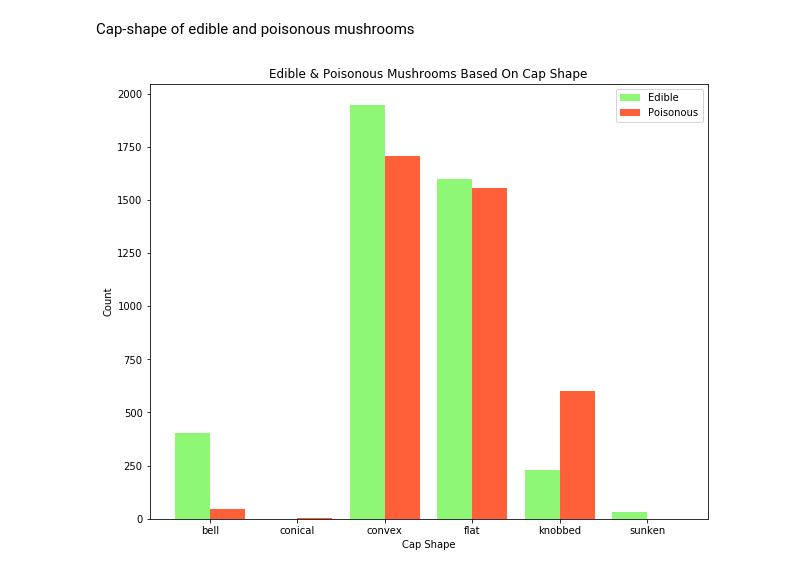
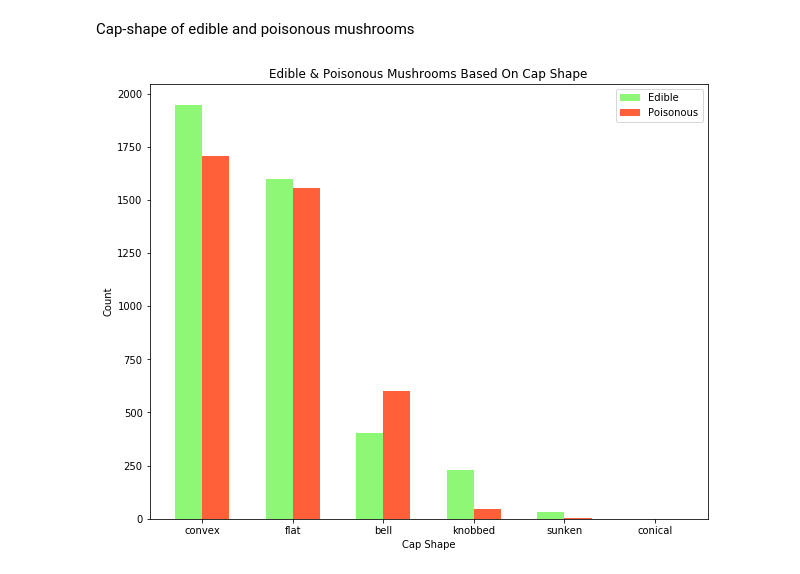
Before and after one commit to yuvrajpandya/ScikitLearn, a Jupyter notebook: KNN/Mushroom Prediction.ipynb, the cells around one changed output. Saved outputs shown, nothing was run; the diff lists cells and outputs as text; code cells hidden in the pictures.

```diff
--- a/KNN/Mushroom Prediction.ipynb
+++ b/KNN/Mushroom Prediction.ipynb
@@ -156,26 +156,24 @@ cap-shape: bell=b,conical=c,convex=x,flat=f, knobbed=k,sunken=s
 def preparebars(feature, labels):
     # feature = 'cap-shape'
     # labels = {'b':'bell', 'f':'flat', 'k':'knobbed', 's':'sunken', 'x':'convex', 'c':'conical'}
-    edible_bars = []
-    poisonous_bars = []
 
     df_feature = df.groupby(by=['class', feature])['cap-surface'].count().reset_index().rename(columns={'cap-surface':'count'})
 
-    edible_feature = df_feature.loc[df_feature['class']=='e',[feature,'count']]
-    poisonous_feature = df_feature.loc[df_feature['class']=='p',[feature,'count']]
+    edible_bars = df_feature.loc[df_feature['class']=='e',[feature,'count']].reset_index(drop=True)
+    poisonous_bars = df_feature.loc[df_feature['class']=='p',[feature,'count']].reset_index(drop=True)
 
     # append missing category's value as 0
     unique_cat = df[feature].unique()
 
     for cat in unique_cat:
-        if cat not in edible_feature[feature].values:
-            edible_bars = edible_feature.append(pd.DataFrame({feature:[cat], 'count': [0]}), ignore_index=True)
+        if cat not in edible_bars[feature].values:
+            edible_bars.loc[edible_bars.shape[0]] = [cat, 0]
 
-        if cat not in poisonous_feature[feature].values:
-            poisonous_bars = poisonous_feature.append(pd.DataFrame({feature:[cat], 'count': [0]}), ignore_index=True)
+        if cat not in poisonous_bars[feature].values:
+            poisonous_bars.loc[poisonous_bars.shape[0]] = [cat,0]
 
     for key,val in labels.items():
         edible_bars.replace(to_replace=key, value=val, inplace=True)
         poisonous_bars.replace(to_replace=key, value=val, inplace=True)
 
-    return edible_bars.sort_values(by=[feature], inplace=False).reset_index(drop=True), poisonous_bars.sort_values(by=[feature], inplace=False).reset_index(drop=True)
+    return edible_bars.sort_values(by=['count'], ascending=False, inplace=False).reset_index(drop=True), poisonous_bars.sort_values(by=['count'], ascending=False, inplace=False).reset_index(drop=True)
@@ -205,31 +182,31 @@ Cap-shape of edible and poisonous mushrooms
 # %%
 # shape
 edible_shape, poisonous_shape = preparebars('cap-shape', {'b':'bell', 'f':'flat', 'k':'knobbed', 's':'sunken', 'x':'convex', 'c':'conical'})
 
 # plot cap-shape and edible/poisonous mushroom
 fig, ax = plt.subplots(figsize=(10,8))
 ax.set_title('Edible & Poisonous Mushrooms Based On Cap Shape')
-width = 0.4
+width = 0.3
 ed_indexes = [x+1 for x in edible_shape.index]
 po_indexes = [x+width for x in ed_indexes]
 
 labels = edible_shape['cap-shape']
 
 # edible mushrooms having different cap-shape
-ax.bar(indexes, edible_shape['count'], width, color='#8ff776')
+ax.bar(ed_indexes, edible_shape['count'], width, color='#8ff776')
 
 # poisonous mushrooms having different cap-shape
 ax.bar(po_indexes, poisonous_shape['count'], width, color='#ff5f39')
 
 # set x & y axis ticks & labels
 ax.set_xticks([x+width/2 for x in ed_indexes])
 ax.set_xticklabels(labels)
 ax.set_xlabel('Cap Shape')
 ax.set_ylabel('Count')
 
 ax.legend(['Edible', 'Poisonous']);
 # %% [output]
-[figure, old version]
+[figure, new version]
 # %%
 # color
 # cap-color: brown=n,buff=b,cinnamon=c,gray=g,green=r, pink=p,purple=u,red=e,white=w,yellow=y
```
Also changed, not shown: parts of 3 cells of this notebook.
